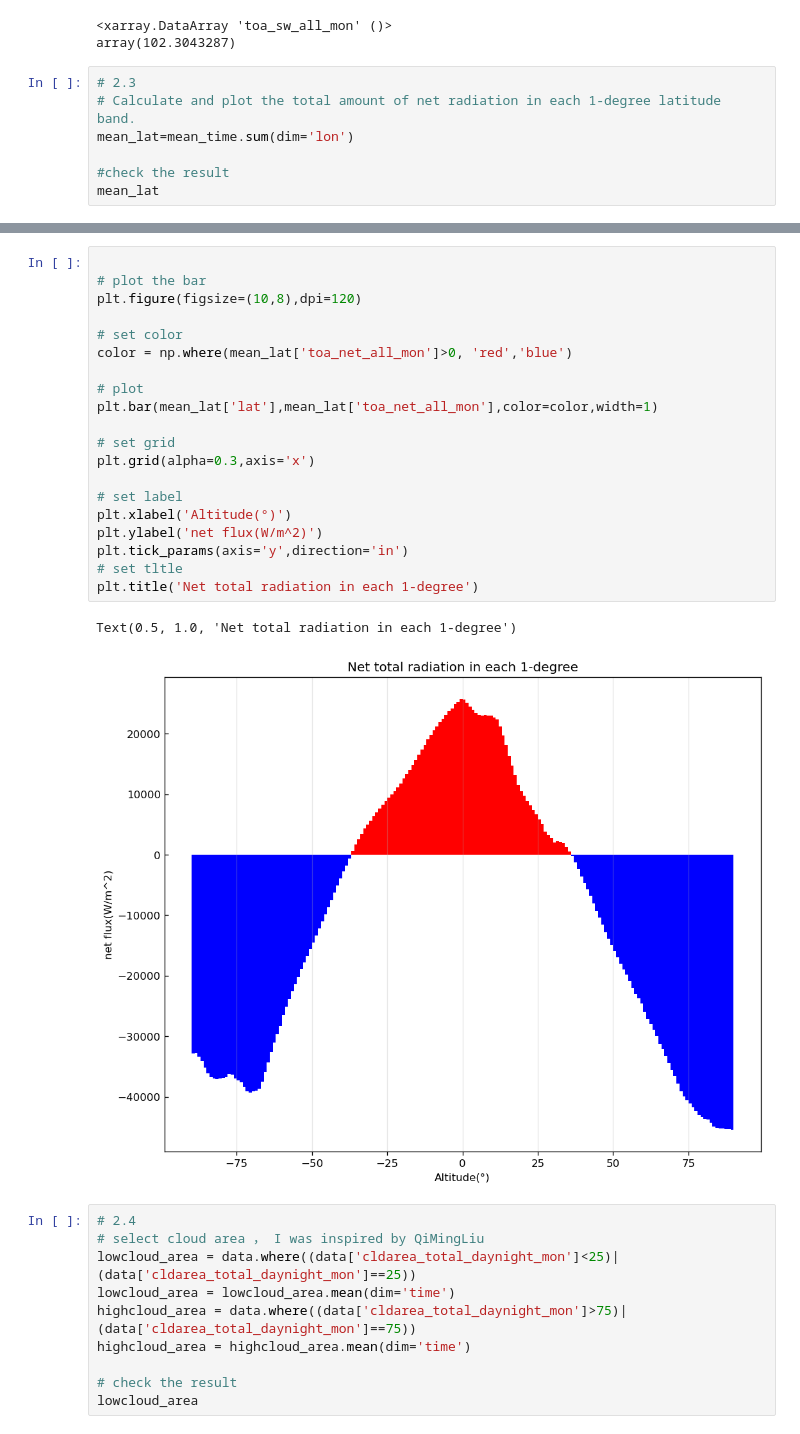
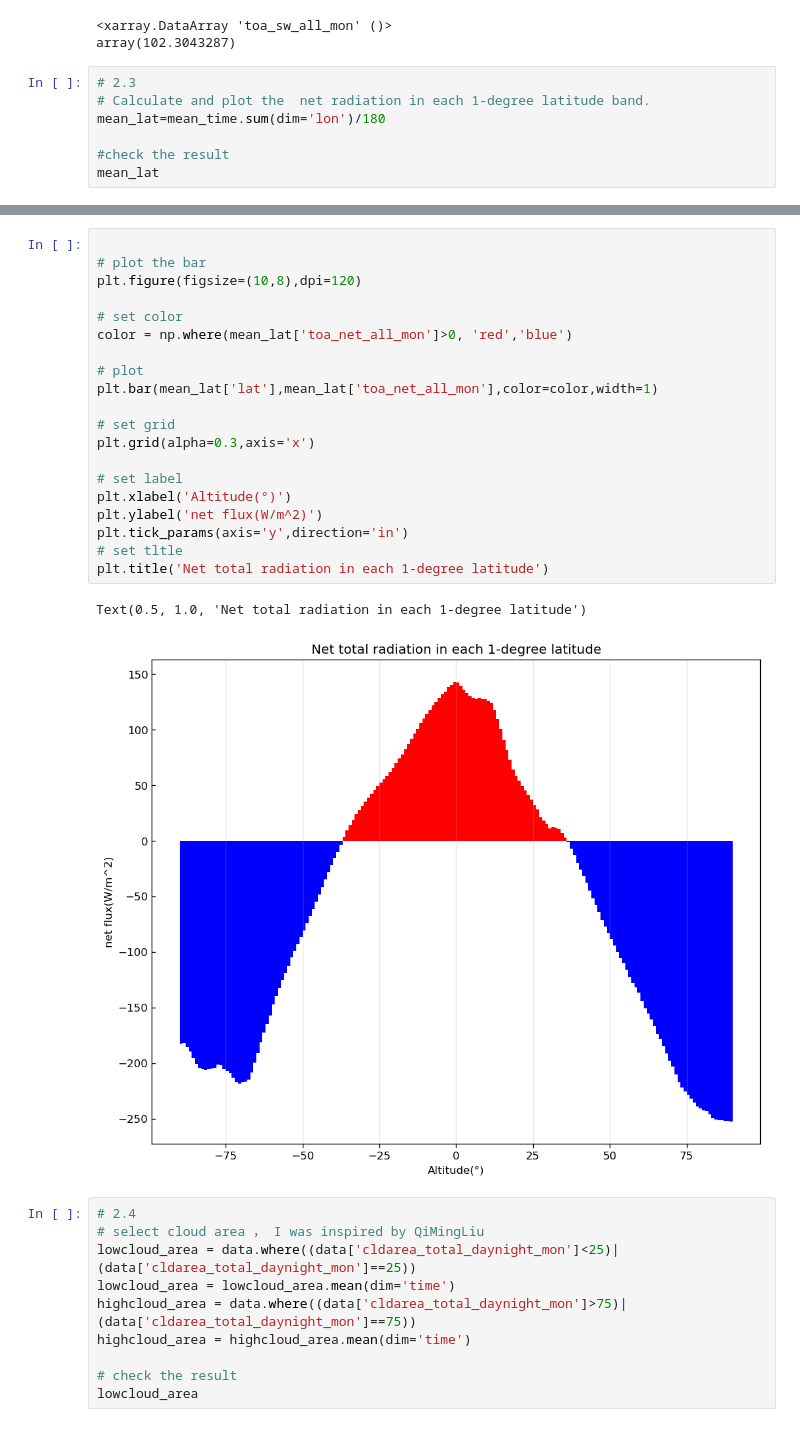
Before and after one commit to rico12312/ESE5023_Assignments_12332293, a Jupyter notebook: PS/PS3/PS3.ipynb, the cells around one changed output, grey strips where cells are left out. Cells and saved outputs as stored; diff of their text form.

```diff
--- a/PS/PS3/PS3.ipynb
+++ b/PS/PS3/PS3.ipynb
@@ -339,8 +340,8 @@ mean_time.toa_sw_all_mon.sum()/360/180
 array(102.3043287)
 # %%
 # 2.3
-# Calculate and plot the total amount of net radiation in each 1-degree latitude band.
-mean_lat=mean_time.sum(dim='lon')
+# Calculate and plot the  net radiation in each 1-degree latitude band.
+mean_lat=mean_time.sum(dim='lon')/180
 
 #check the result
 mean_lat
@@ -366,26 +367,26 @@ Data variables: (12/16)
 # %%
 
 # plot the bar
 plt.figure(figsize=(10,8),dpi=120)
 
 # set color
 color = np.where(mean_lat['toa_net_all_mon']>0, 'red','blue')
 
 # plot
 plt.bar(mean_lat['lat'],mean_lat['toa_net_all_mon'],color=color,width=1)
 
 # set grid
 plt.grid(alpha=0.3,axis='x')
 
 # set label
 plt.xlabel('Altitude(°)')
 plt.ylabel('net flux(W/m^2)')
 plt.tick_params(axis='y',direction='in')
 # set tltle
-plt.title('Net total radiation in each 1-degree')
+plt.title('Net total radiation in each 1-degree latitude')
 # %% [output]
-Text(0.5, 1.0, 'Net total radiation in each 1-degree')
+Text(0.5, 1.0, 'Net total radiation in each 1-degree latitude')
-[figure, old version]
+[figure, new version]
 # %%
 # 2.4
 # select cloud area ， I was inspired by QiMingLiu
```
Also changed, not shown: parts of 11 cells of this notebook, 1 other file.
